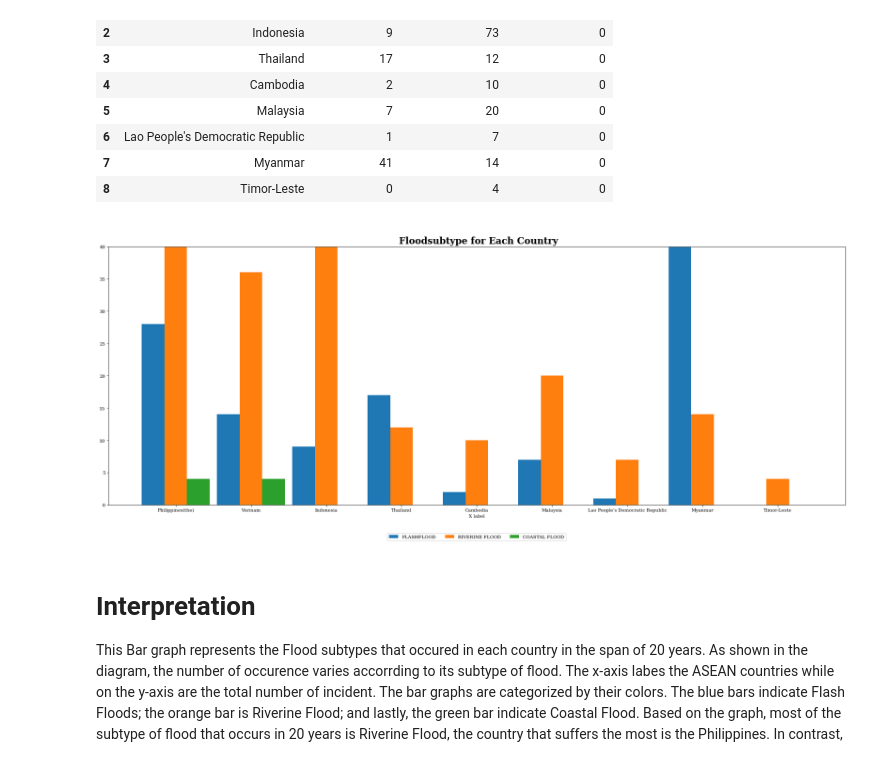
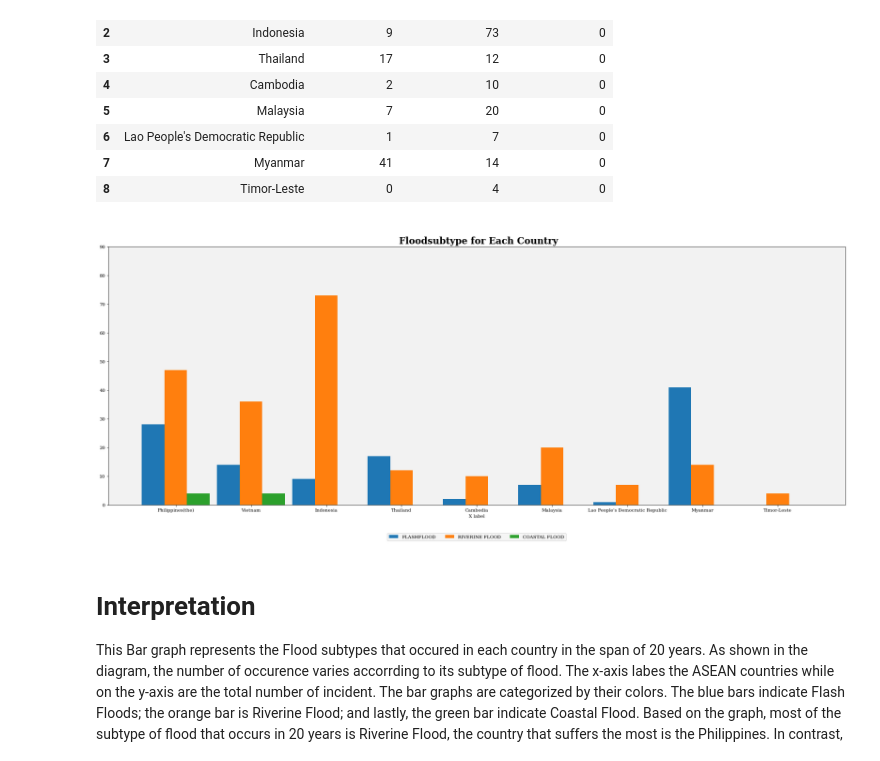
Before and after one commit to KarlAndreiCalimutan/Beta-Tech_BSIT_3207, a Jupyter notebook: Datasets_visual.ipynb, the cells around one changed output. Drawn from its saved outputs; the diff is of its cells as text; code cells hidden in the pictures.

```diff
--- a/Datasets_visual.ipynb
+++ b/Datasets_visual.ipynb
@@ -38,22 +38,22 @@ display(df.iloc[0:])
 # %%
 f = plt.figure(tight_layout=True)
 f.set_figwidth(23)
 f.set_figheight(10)
 Country = df['Country'].values
 x = np.arange(len(Country))
 w = 0.3
 plt.title("\n Floodsubtype for Each Country", fontweight="bold", fontsize=20)
 plt.bar(x-w, df['FLASHFLOOD'].values, width=w, label='FLASHFLOOD')
 plt.bar(x, df['RIVERINE FLOOD'].values, width=w, label='RIVERINE FLOOD')
 plt.bar(x+w, df['COASTAL FLOOD'].values, width=w, label='COASTAL FLOOD')
 plt.xticks(x, Country)
-plt.ylim([0,40])
+plt.ylim([0,90])
 plt.tight_layout()
 plt.xlabel('X label')
 plt.legend(loc='upper center', bbox_to_anchor=(0.5, -0.1), fancybox=True, ncol=5)
 plt.show()
 # %% [output]
-[figure, old version]
+[figure, new version]
 # %% [markdown]
 # **Interpretation**
 
```
Also changed, not shown: parts of 2 cells of this notebook.
